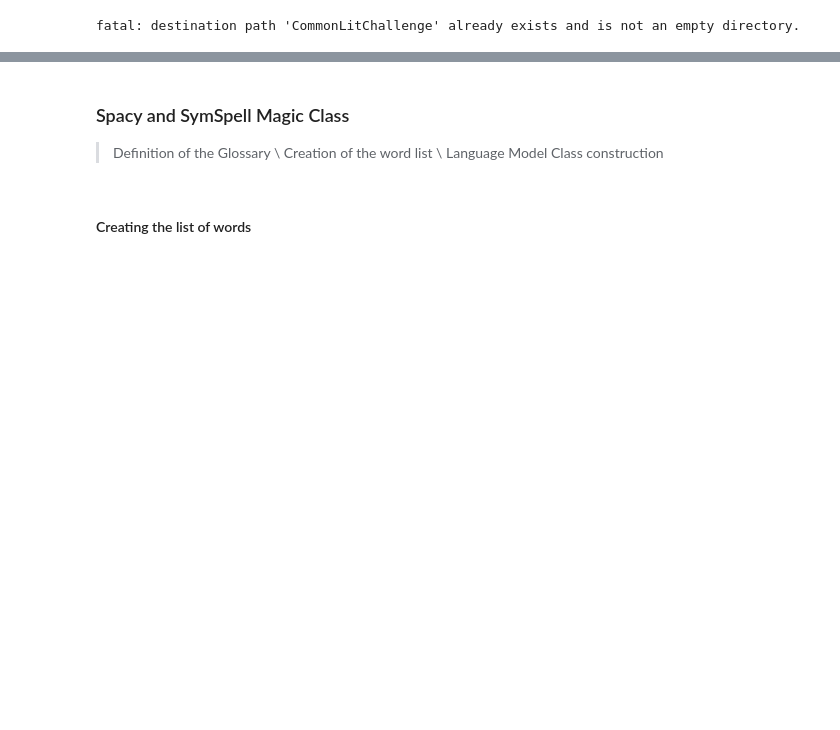
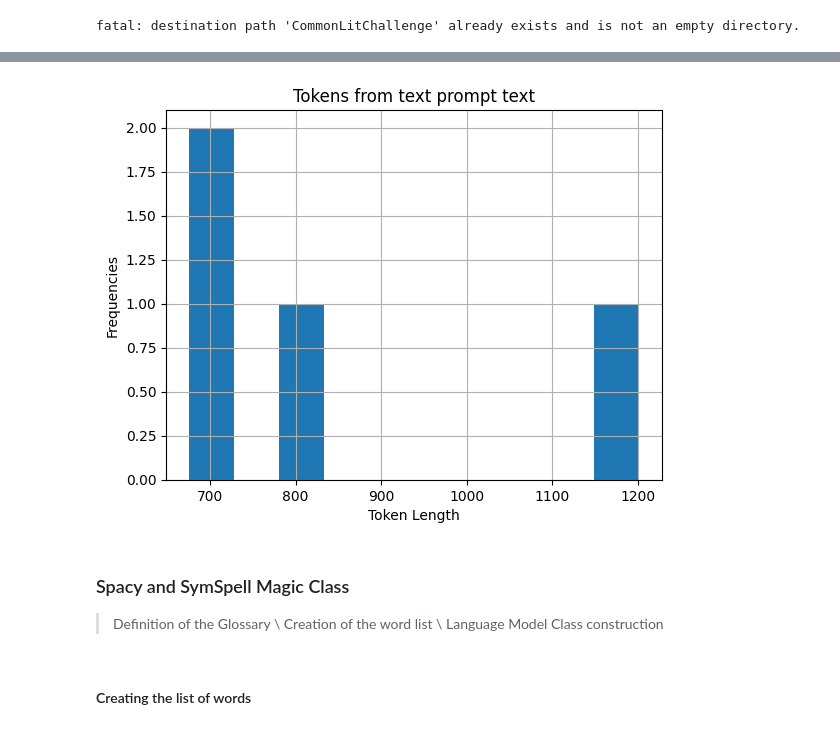
Before and after one commit to Sopralapanca/CommonLitChallenge, a Jupyter notebook: Correction+POS+NER+PrepareDataset.ipynb, the cells around one changed output, grey strips where cells are left out. Cells and saved outputs as stored; diff of their text form; code cells hidden in the pictures; blank space fills up the shorter version.

```diff
--- a/Correction+POS+NER+PrepareDataset.ipynb
+++ b/Correction+POS+NER+PrepareDataset.ipynb
@@ -62,0 +127,8 @@ config = {
+# %%
+axarr = prompt_data['tokenized_prompt_text_len'].hist()
+axarr.set_xlabel('Token Length')
+axarr.set_ylabel('Frequencies')
+axarr.set_title('Tokens from text prompt text')
+plt.show()
+# %% [output]
+[figure, added]
```
Also changed, not shown: parts of 24 cells of this notebook.
